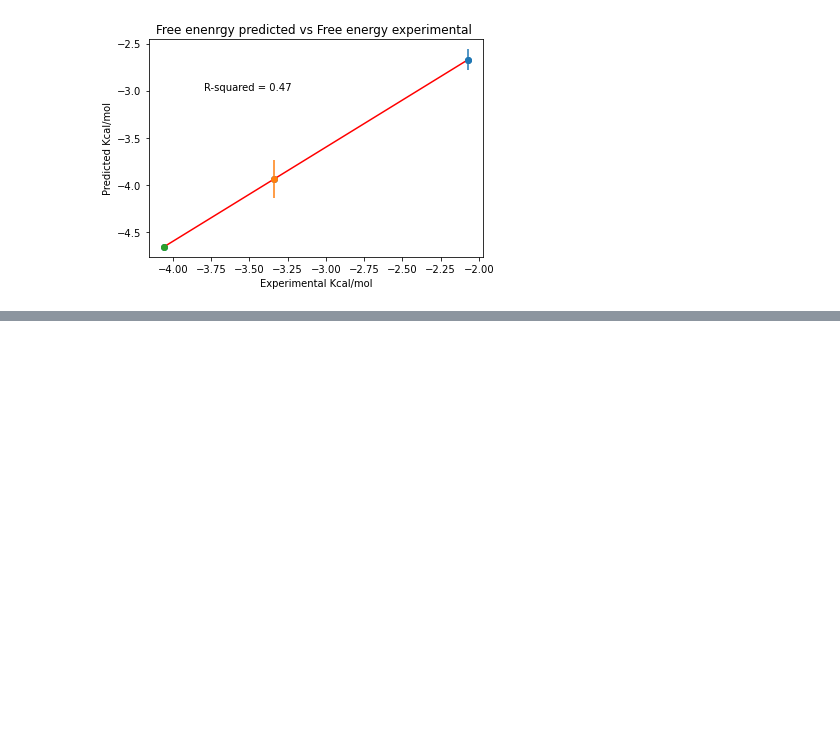
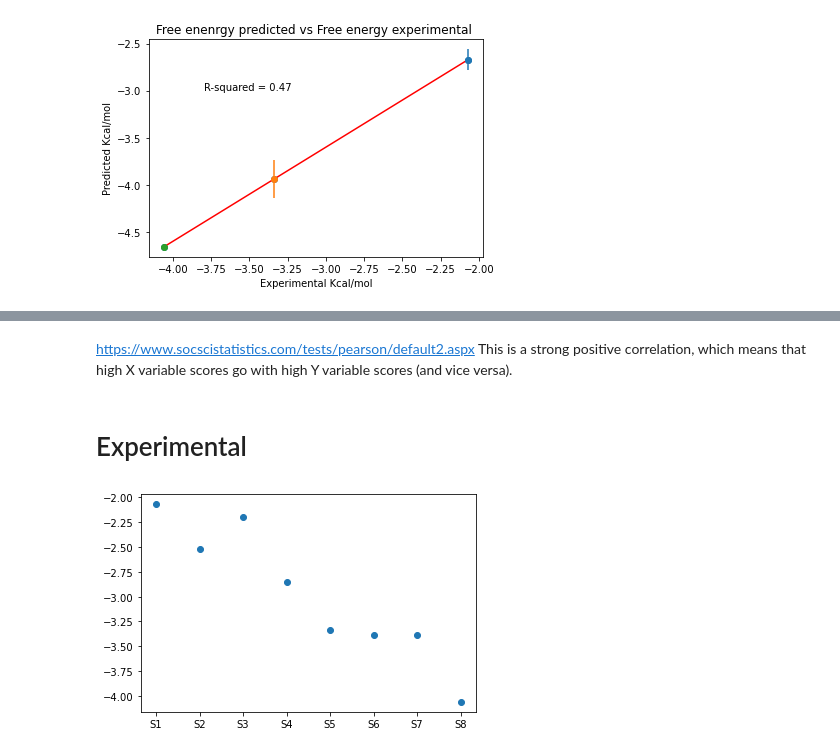
Before and after one commit to vvithurshan/Funnel-Meta, a Jupyter notebook: correlation/Free_energy_values.ipynb, the cells around one changed output, grey strips where cells are left out. Saved outputs shown, nothing was run; the diff lists cells and outputs as text; code cells hidden in the pictures; blank space fills up the shorter version.

```diff
--- a/correlation/Free_energy_values.ipynb
+++ b/correlation/Free_energy_values.ipynb
@@ -63,0 +146,15 @@ plt.errorbar(y_test[2], y_pred[2], yerr=0.00005, fmt='o')
+# %% [markdown]
+https://www.socscistatistics.com/tests/pearson/default2.aspx
+This is a strong positive correlation, which means that high X variable scores go with high Y variable scores (and vice versa).
+# %% [markdown]
+# Experimental
+# %%
+x = ["S1","S2","S3","S4","S5","S6","S7","S8"]
+x_ticks = [1, 2, 3, 4, 5, 6 ,7, 8]
+y = [-2.070810787, -2.51967479, -2.199044726, -2.856347684, -3.337973111, -3.388380147, -3.388380147, -4.061090002]
+plt.figure()
+plt.xticks(x_ticks, x)
+plt.scatter(x_ticks, y)
+plt.show()
+# %% [output]
+[figure, added]
```
Also changed, not shown: parts of 5 cells of this notebook, 1 other file.
